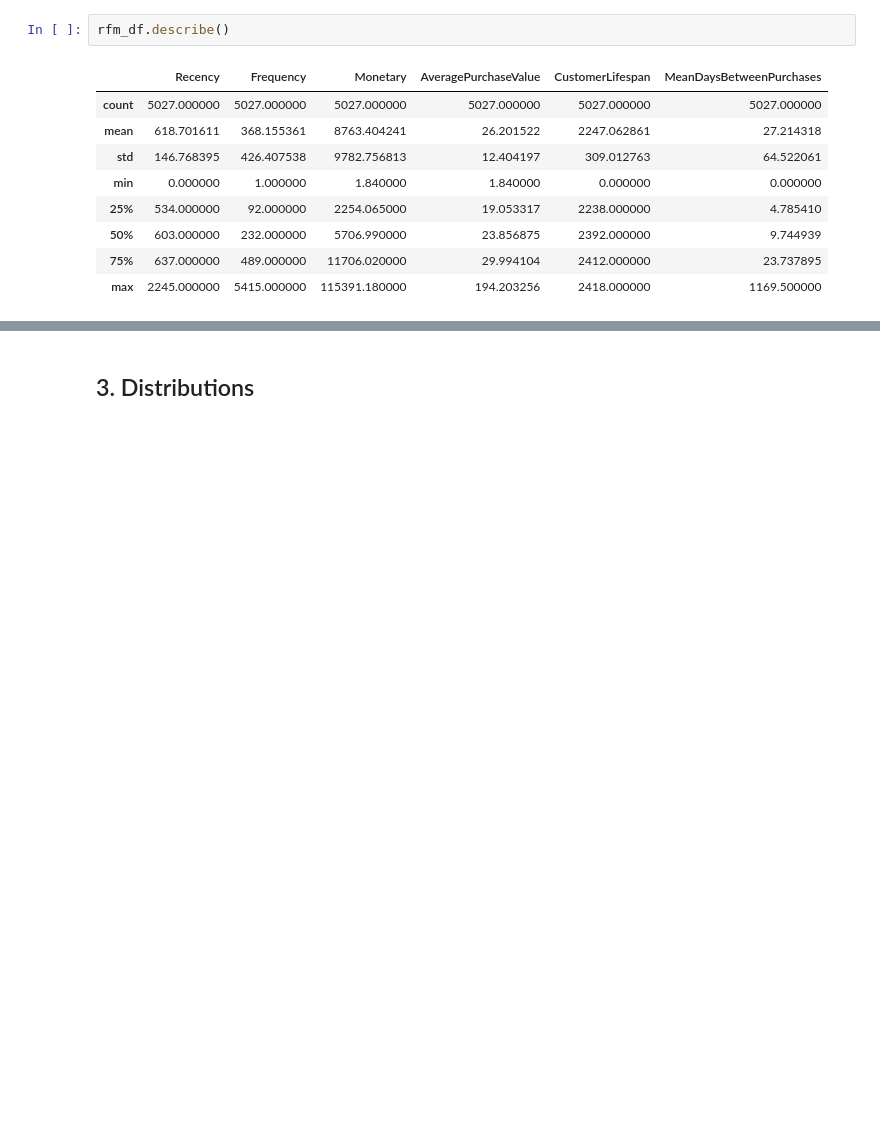
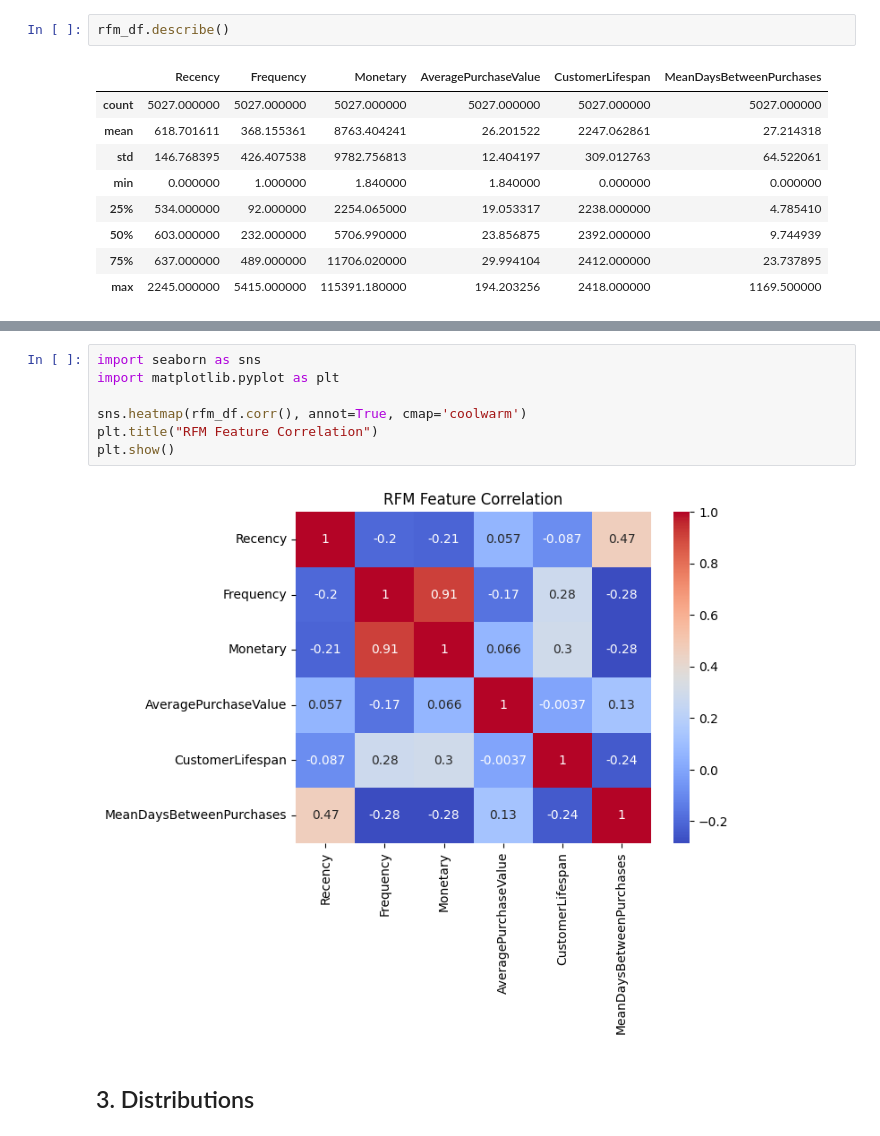
Before and after one commit to IvanOsipovDS/clv_prediction_project, a Jupyter notebook: notebooks/1_EDA.ipynb, the cells around one changed output, grey strips where cells are left out. Cells and saved outputs as stored; diff of their text form; blank space fills up the shorter version.

```diff
--- a/notebooks/1_EDA.ipynb
+++ b/notebooks/1_EDA.ipynb
@@ -46,2 +56,11 @@ rfm_df.describe()
+# %%
+import seaborn as sns
+import matplotlib.pyplot as plt
+
+sns.heatmap(rfm_df.corr(), annot=True, cmap='coolwarm')
+plt.title("RFM Feature Correlation")
+plt.show()
+# %% [output]
+[figure, added]
 # %% [markdown]
 ## 3. Distributions
```
Also changed, not shown: parts of 7 cells of this notebook.
